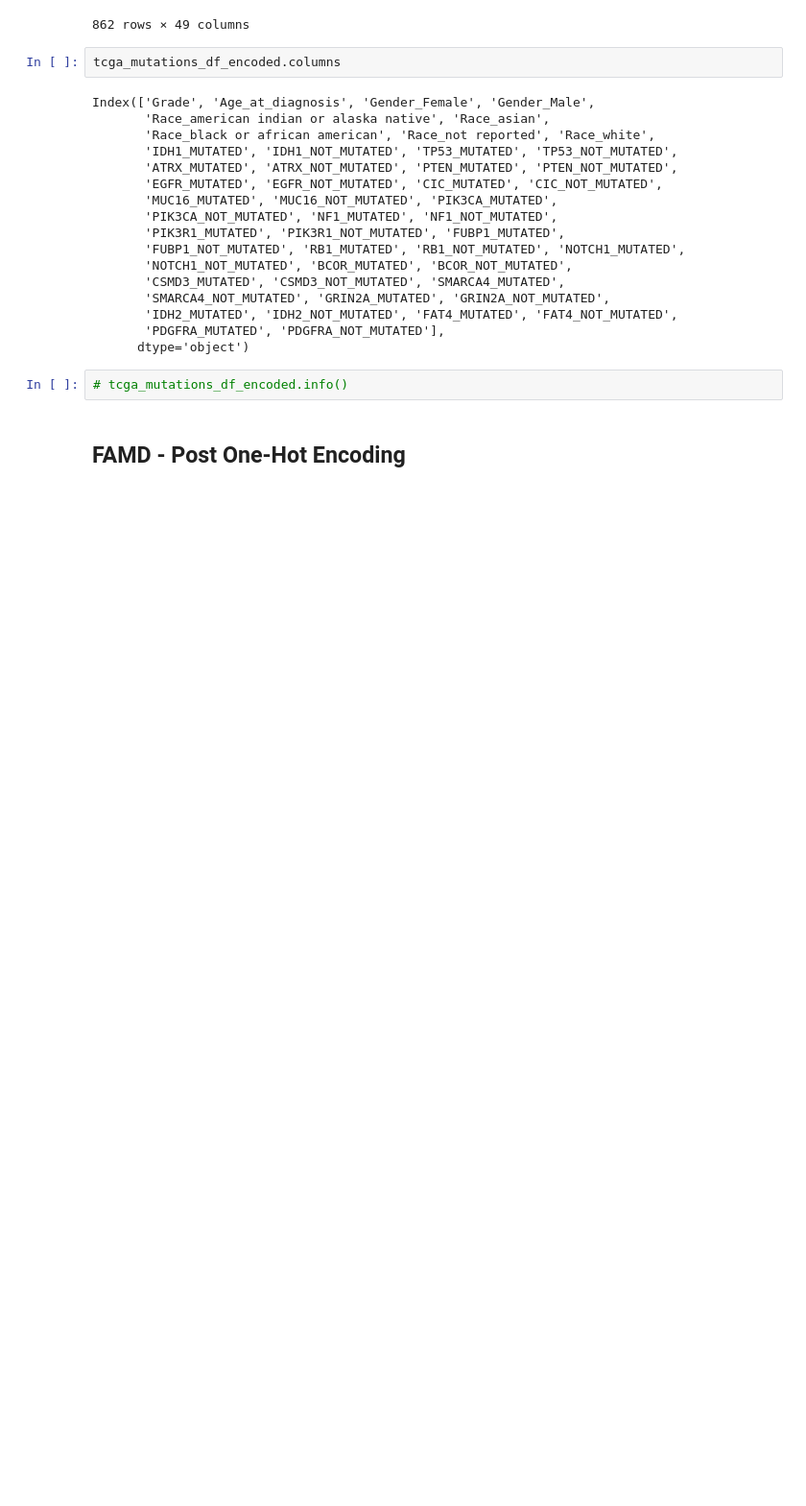
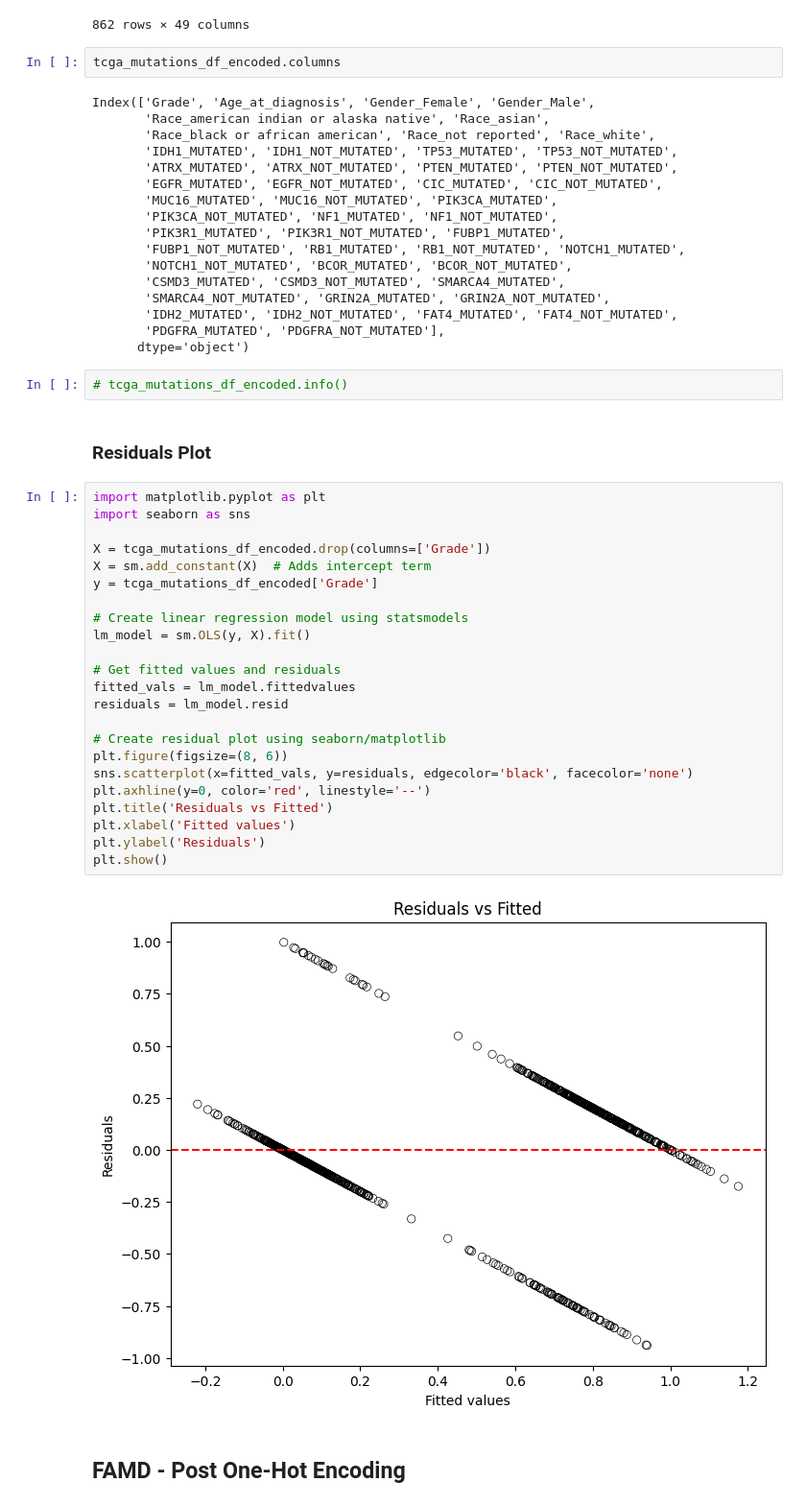
Before and after one commit to chellefernandez1909/Glioma-Prediction, a Jupyter notebook: preprocessing_and_eda_analysis.ipynb, the cells around one changed output. Shown: that part at 96% size. Drawn from its saved outputs; the diff is of its cells as text; blank space fills up the shorter version.

```diff
--- a/preprocessing_and_eda_analysis.ipynb
+++ b/preprocessing_and_eda_analysis.ipynb
@@ -498,5 +555,32 @@ Index(['Grade', 'Age_at_diagnosis', 'Gender_Female', 'Gender_Male',
       dtype='object')
 # %%
 # tcga_mutations_df_encoded.info()
+# %% [markdown]
+### Residuals Plot
+# %%
+import matplotlib.pyplot as plt
+import seaborn as sns
+
+X = tcga_mutations_df_encoded.drop(columns=['Grade'])
+X = sm.add_constant(X)  # Adds intercept term
+y = tcga_mutations_df_encoded['Grade']
+
+# Create linear regression model using statsmodels
+lm_model = sm.OLS(y, X).fit()
+
+# Get fitted values and residuals
+fitted_vals = lm_model.fittedvalues
+residuals = lm_model.resid
+
+# Create residual plot using seaborn/matplotlib
+plt.figure(figsize=(8, 6))
+sns.scatterplot(x=fitted_vals, y=residuals, edgecolor='black', facecolor='none')
+plt.axhline(y=0, color='red', linestyle='--')
+plt.title('Residuals vs Fitted')
+plt.xlabel('Fitted values')
+plt.ylabel('Residuals')
+plt.show()
+# %% [output]
+[figure, added]
 # %% [markdown]
 ## FAMD - Post One-Hot Encoding
```
Also changed, not shown: parts of 39 cells of this notebook, 9 other files.
